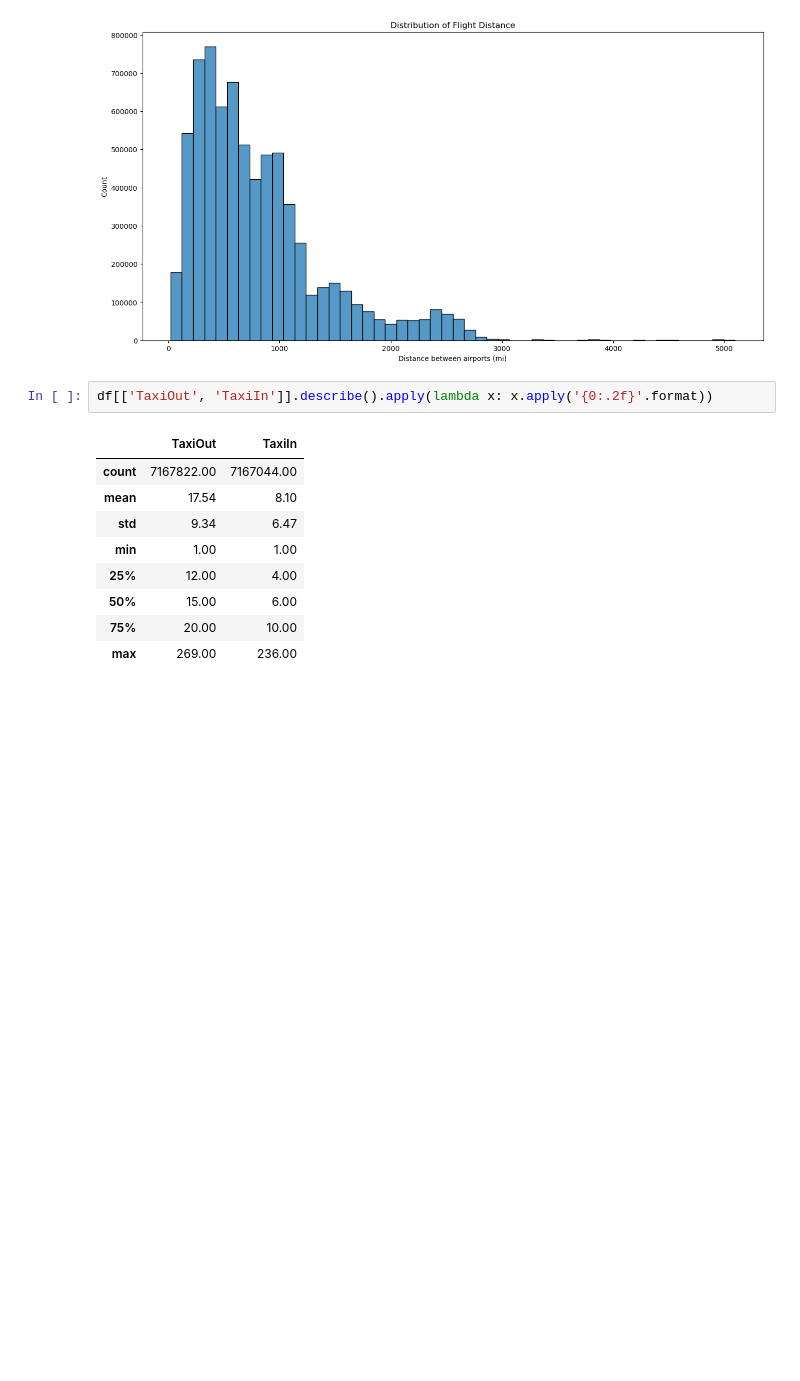
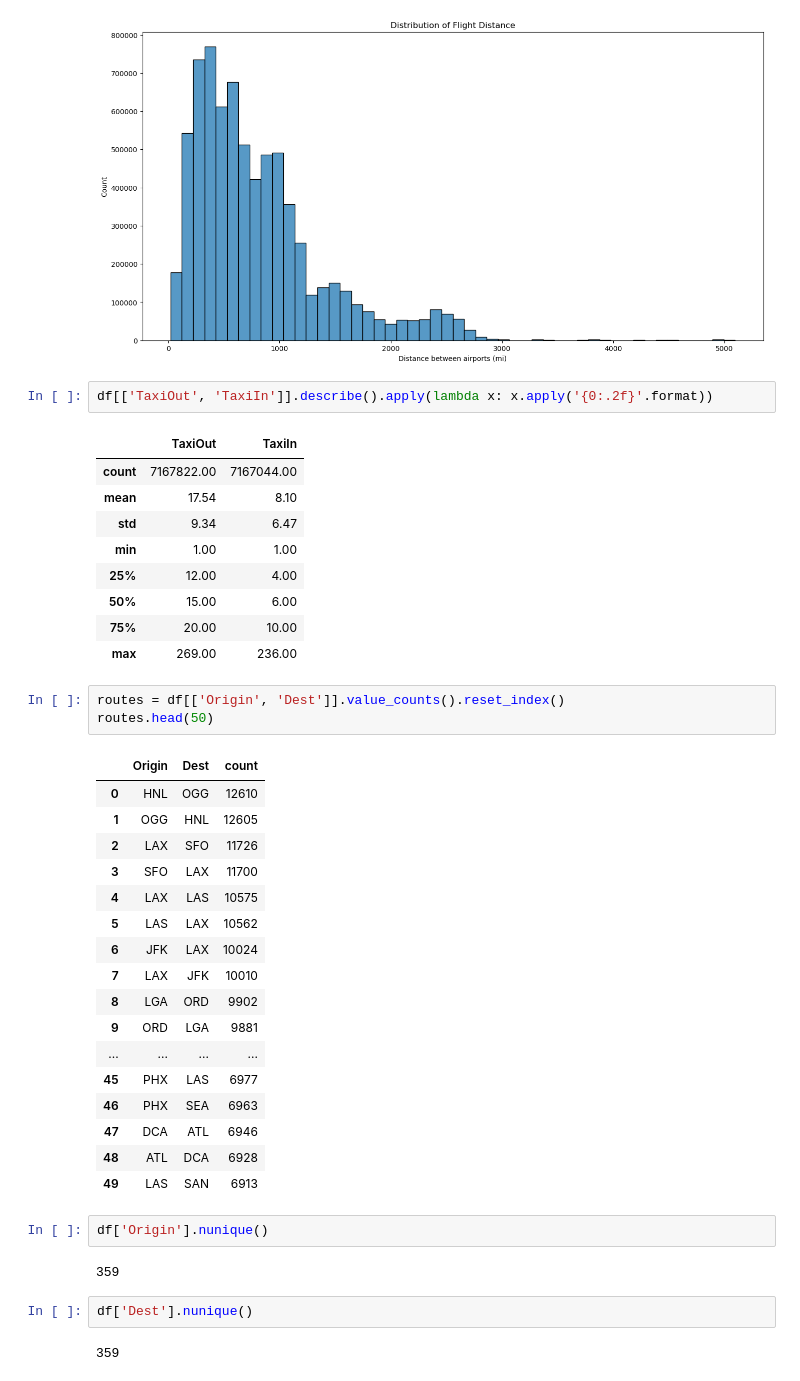
Before and after one commit to dezertdweller/flight-cancellations, a Jupyter notebook: notebooks/exploratory-data-analysis.ipynb, the cells around one changed output. Saved outputs shown, nothing was run; the diff lists cells and outputs as text; blank space fills up the shorter version.

```diff
--- a/notebooks/exploratory-data-analysis.ipynb
+++ b/notebooks/exploratory-data-analysis.ipynb
@@ -642,3 +670,32 @@ df[['TaxiOut', 'TaxiIn']].describe().apply(lambda x: x.apply('{0:.2f}'.format))
 | 50% | 15.00 | 6.00 |
 | 75% | 20.00 | 10.00 |
 | max | 269.00 | 236.00 |
+# %%
+routes = df[['Origin', 'Dest']].value_counts().reset_index()
+routes.head(50)
+# %% [output]
+|  | Origin | Dest | count |
+| 0 | HNL | OGG | 12610 |
+| 1 | OGG | HNL | 12605 |
+| 2 | LAX | SFO | 11726 |
+| 3 | SFO | LAX | 11700 |
+| 4 | LAX | LAS | 10575 |
+| 5 | LAS | LAX | 10562 |
+| 6 | JFK | LAX | 10024 |
+| 7 | LAX | JFK | 10010 |
+| 8 | LGA | ORD | 9902 |
+| 9 | ORD | LGA | 9881 |
+| ... | ... | ... | ... |
+| 45 | PHX | LAS | 6977 |
+| 46 | PHX | SEA | 6963 |
+| 47 | DCA | ATL | 6946 |
+| 48 | ATL | DCA | 6928 |
+| 49 | LAS | SAN | 6913 |
+# %%
+df['Origin'].nunique()
+# %% [output]
+359
+# %%
+df['Dest'].nunique()
+# %% [output]
+359
```
Also changed, not shown: parts of 4 cells of this notebook, 2 other files.
